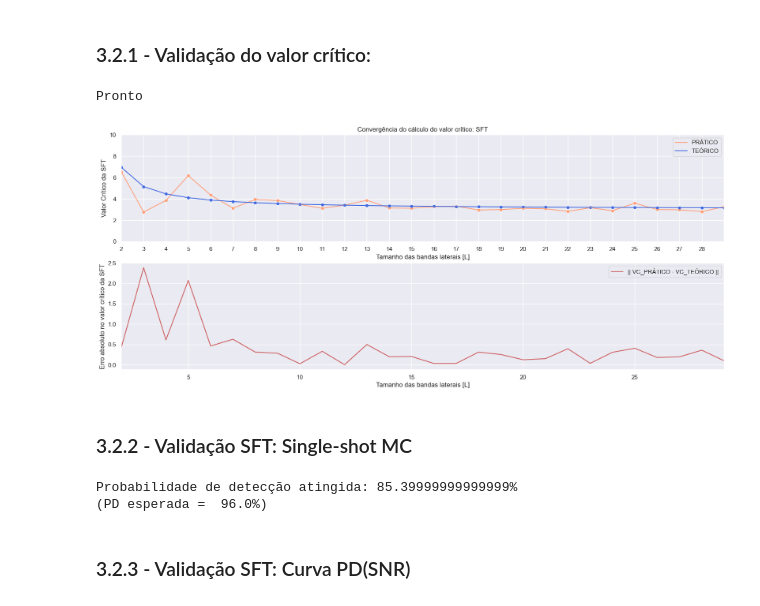
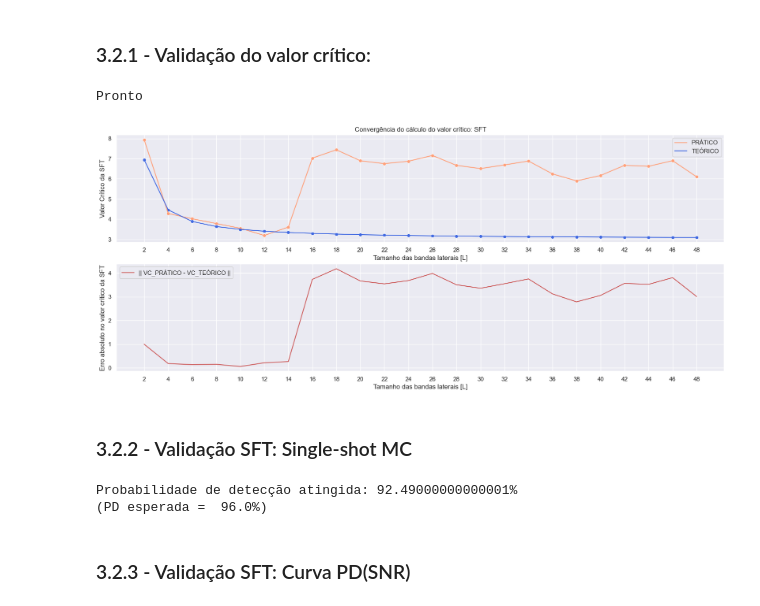
Before and after one commit to Alexandre-Caldeira/detection-theory-101, a Jupyter notebook: notebooks/comCalma.ipynb, the cells around one changed output. Cells and saved outputs as stored; diff of their text form; code cells hidden in the pictures.

```diff
--- a/notebooks/comCalma.ipynb
+++ b/notebooks/comCalma.ipynb
@@ -437,53 +469,53 @@ print(o1,o2,o3)
 # %% [markdown]
 ### 3.2.1 - Validação do valor crítico:
-# %%
-# MC:
-nSim = round(500) # numero de simulações
-N = 500  # "duração" do sinal
-bin = 50 # um bin qualquer, já que é ruído
-Ls = np.arange(0,30,1)   # tamanho qualquer
-x = np.zeros((N,))
-vcp = np.zeros((len(Ls)))
-vct = np.zeros((len(Ls)))
-oo = np.zeros((nSim,))
-
-for ll in tqdm(range(0,len(Ls)), desc='Simulando'):
-    for ii in range(0,nSim):
-        x = rd.randn(N,)
-        [X,ORD] = ord_SFT(sinal=x, L=Ls[ll], BIN= bin)
-        oo[ii] = ORD
-
-    vct[ll] = vc_SFT(Ls[ll])
-
-    vcp[ll] = vc_pratico(oo) # alpha definido a 5%
-
-print('Pronto')
-# %% [output]
-Pronto
 # %%
+# MC:
+## Parâmetros constantes:
+nSim = round(1e3) # número de simulações
+Lmin = 2; Lmax = 50; Lstep = 2; # Parâmetro livre da MSC
+Ls = np.arange(Lmin,Lmax,Lstep)   # Parâmetro livre da LFT
+bin_f = 7 # um bin qualquer
+amplitudeRuido = 0 # média do ruído
+energia_ruido = 1 # desvio padrão
+
+## Variáveis:
+vcp = np.zeros((len(Ls)))
+vct = np.zeros((len(Ls)))
+oo = np.zeros((nSim,))
+
+# Simulação
+for ll in tqdm(range(0,len(Ls)), desc='Simulando'):
+    for ii in range(0,nSim):
+        x = energia_ruido*rd.randn(N,) + amplitudeRuido
+        [_,ORD] = ord_SFT(sinal=x, L=Ls[ll], BIN= bin_f)
+        oo[ii] = ORD
+
+    vct[ll] = vc_SFT(Ls[ll])
+    vcp[ll] = vc_pratico(oo) # alpha definido a 5%
+
+print('Pronto')
+
 plt.subplot(211)
-p = sns.lineplot(data = vcp, color = 'lightsalmon')
-p = sns.lineplot(data = vct, color = 'royalblue')
-
-plt.xticks(np.arange(0,max(Ls),1));
-plt.xlim([2, max(Ls)]);
-plt.ylim([0,10]);
+p = sns.lineplot(x = Ls,y = vcp, color = 'lightsalmon')
+p = sns.lineplot(x = Ls,y = vct, color = 'royalblue')
+plt.xticks(np.arange(Ls[0],Ls[-1]+2,2));
 plt.title('Convergência do cálculo do valor crítico: SFT');
 plt.ylabel('Valor Crítico da SFT');
 plt.xlabel('Tamanho das bandas laterais [L]');
 
-sns.scatterplot(data = vcp, color = 'lightsalmon');
-sns.scatterplot(data = vct, color = 'royalblue');
+sns.scatterplot(x = Ls,y = vcp, color = 'lightsalmon');
+sns.scatterplot(x = Ls,y = vct, color = 'royalblue');
 plt.legend(['PRÁTICO','TEÓRICO']);
 
 plt.subplot(212)
 p2 = sns.lineplot(x = Ls,y= abs(vcp-vct), color = 'indianred')
 plt.ylabel('Erro absoluto no valor crítico da SFT');
 plt.legend(['|| VC_PRÁTICO - VC_TEÓRICO ||']);
 plt.xlabel('Tamanho das bandas laterais [L]');
-plt.xlim([2, Ls[-1]]);
+plt.xticks(np.arange(Ls[0],Ls[-1]+2,2));
 # %% [output]
+Pronto
-[figure, old version]
+[figure, new version]
 # %% [markdown]
 ### 3.2.2 - Validação SFT: Single-shot MC
 # %%
@@ -500,8 +532,9 @@ bin_f0 = round(len(x)*f0/fs)
 # [F, _, _] = niasFFT(sinal = x, fs=fs)
 # bin_f0 = np.where(F==f0)[0][0]
 
+energia_ruido = 1
+SNRi = -25
 
-amplitudeRuido = 20 # SNR = 20*ln(1/20) = -200
 alpha = 0.04
 limiar = vc_SFT(L=L, alpha=alpha)
 nd = 0
@@ -509,7 +542,9 @@ hist = np.zeros((nSim,))
 
 for i in tqdm(range(0,nSim), desc = 'Simulando'):
     # Soma ruido aleatório novo à senóide inicial, em cada simulação:
-    sinal = x + amplitudeRuido*rd.randn(N,)
+    ruido = energia_ruido*rd.randn(N,)
+    A = 10**(SNRi/20)*(energia_ruido**2);
+    sinal = A*x + ruido
 
     # Calcula SFT na f0:
     [_, ORD]= ord_SFT(sinal=sinal, L=L, BIN=bin_f0)
@@ -523,7 +558,7 @@ for i in tqdm(range(0,nSim), desc = 'Simulando'):
 print('Probabilidade de detecção atingida:', (nd/nSim)*100,'\b%')
 print('(PD esperada = ',100*(1-alpha),'\b%)')
 # %% [output]
-Probabilidade de detecção atingida: 85.39999999999999%
+Probabilidade de detecção atingida: 92.49000000000001%
 (PD esperada =  96.0%)
 # %% [markdown]
 ### 3.2.3 - Validação SFT: Curva PD(SNR)
```
Also changed, not shown: parts of 18 cells of this notebook, 1 other file.
